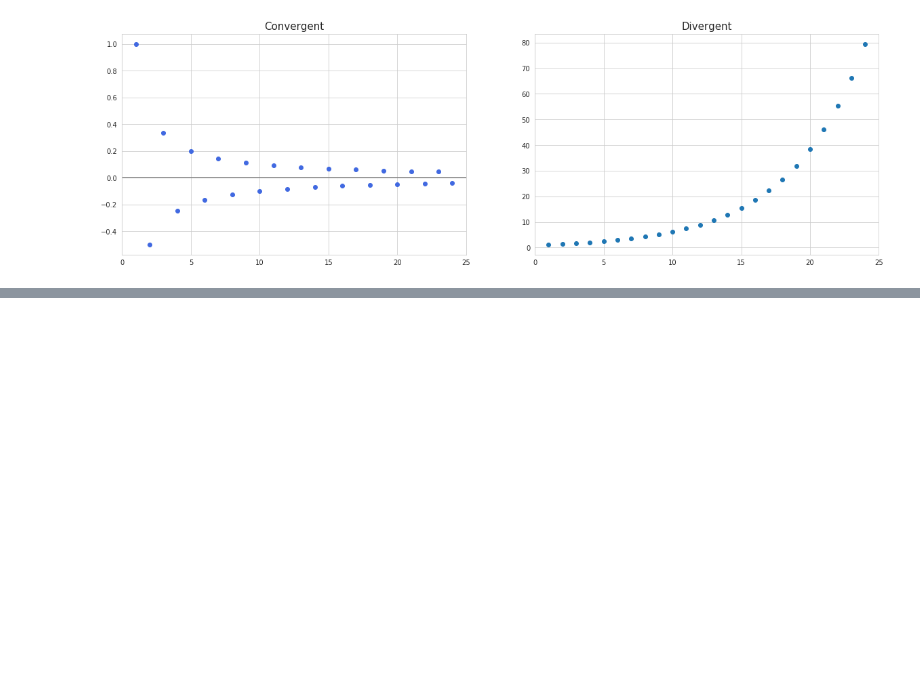
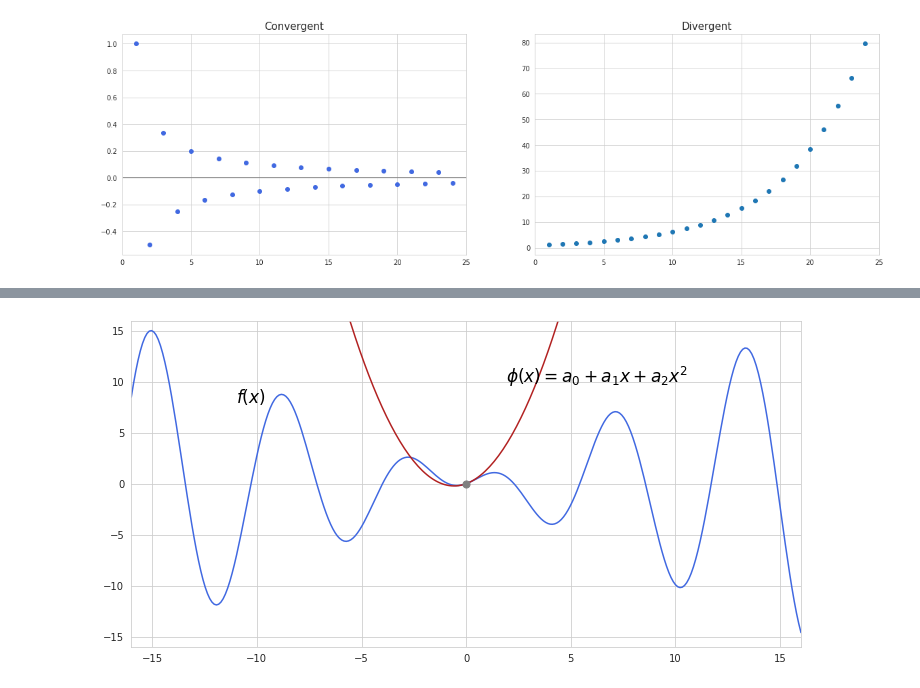
Before and after one commit to vzahorui/vzahorui.github.io, a Jupyter notebook: jupyter_notebooks/calculus/series.ipynb, the cells around one changed output, grey strips where cells are left out. Cells and saved outputs as stored; diff of their text form; code cells hidden in the pictures; blank space fills up the shorter version.

```diff
--- a/jupyter_notebooks/calculus/series.ipynb
+++ b/jupyter_notebooks/calculus/series.ipynb
@@ -28,0 +107,20 @@ plt.savefig('../../assets/images/calculus/convergent_and_divergent_series.png',
+# %%
+with sns.axes_style("whitegrid"):
+    fig, ax = plt.subplots(figsize=(12,6))
+
+# function
+ax.plot(x, func(x), color='royalblue')
+ax.annotate(s='$f(x)$', xy=(0, 0), xytext=(-11, 8), fontsize=17)
+
+# point around which Taylor polynomial is centered
+ax.scatter(0, func(0), color='grey', zorder=5, s=50)
+
+# fitted function
+ax.plot(x, func2(x, 2), color='firebrick')
+ax.annotate(s='$\phi(x)=a_0+a_{1}x+a_{2}x^2$', xy=(0, 0), xytext=(1.9, 9.9), fontsize=17)
+
+ax.set_xlim(-16, 16)
+ax.set_ylim(-16, 16)
+plt.savefig('../../assets/images/calculus/random_function_fit_curve_example.png', bbox_inches='tight');
+# %% [output]
+[figure, added]
```
Also changed, not shown: parts of 9 cells of this notebook, 15 other files.
